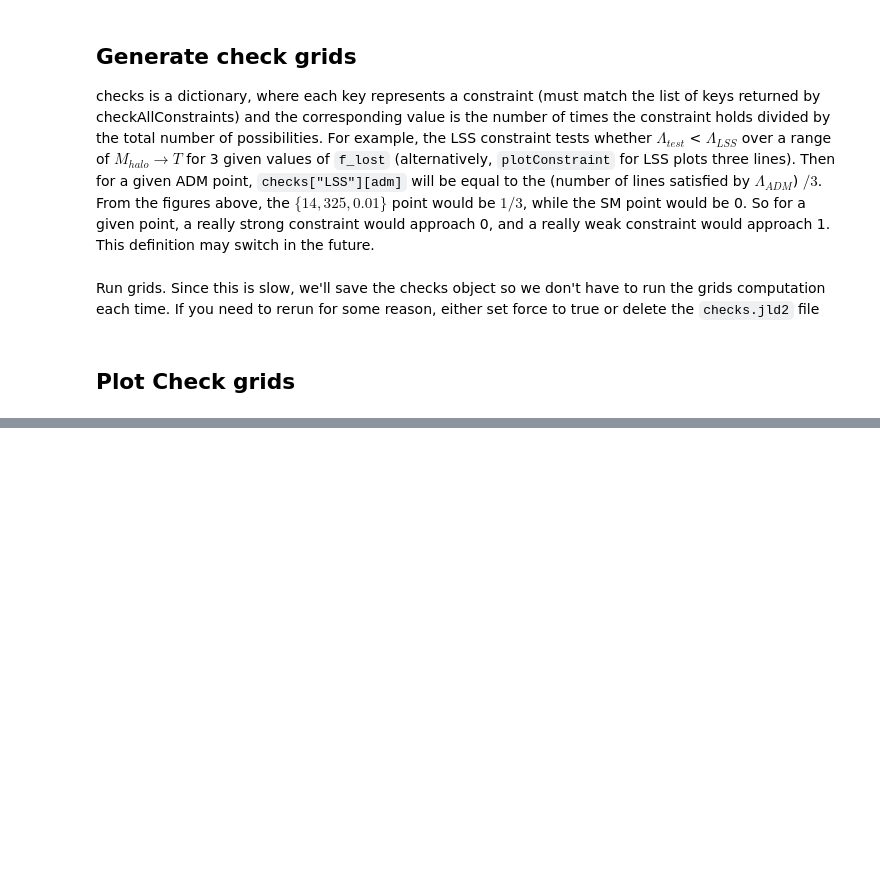
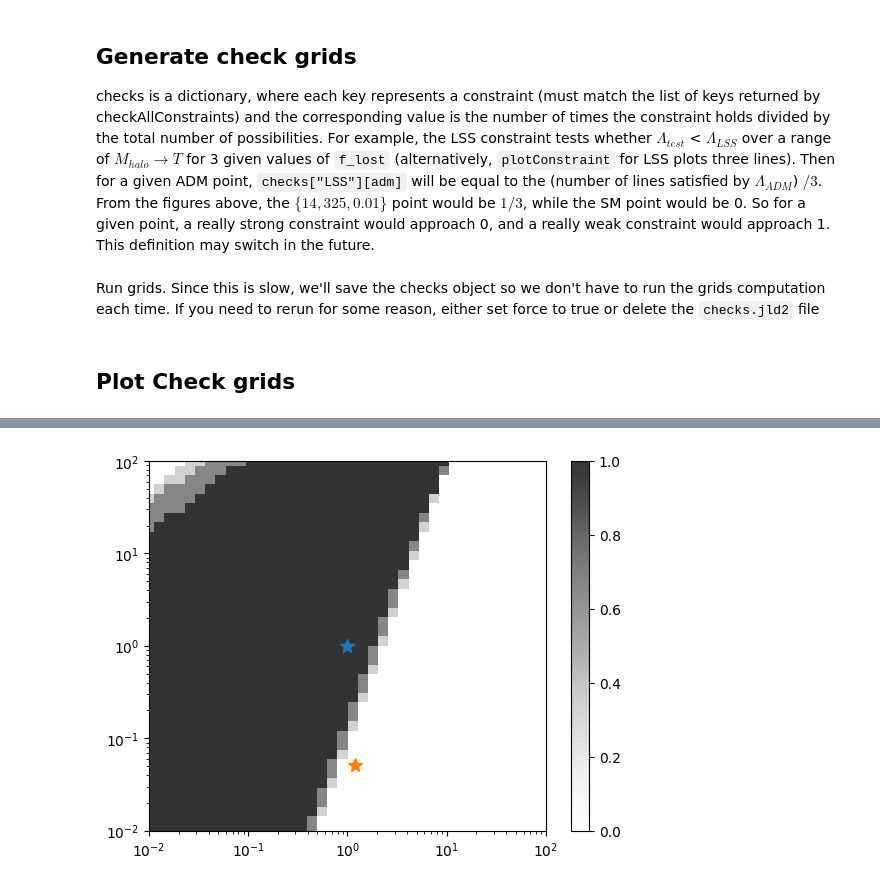
Before and after one commit to mtryan83/constraints, a Jupyter notebook: testing.ipynb, the cells around one changed output, grey strips where cells are left out. Drawn from its saved outputs; the diff is of its cells as text; code cells hidden in the pictures; blank space fills up the shorter version.

```diff
--- a/testing.ipynb
+++ b/testing.ipynb
@@ -173,17 +242,19 @@ title("Shaded region is not allowed")
 # %%
 using PyPlot
 
 fig = figure()
 x = rA
 y = rR
-k = "DwG"
+k = "MWG"
 masked = 1 .- copy(checks[k])
 masked[masked.==0.0] .= NaN
 pcolormesh(x,y,masked,label=k,cmap=cols[k],alpha=0.8,edgecolor="none")
 PyPlot.xlim(extrema(x))
 PyPlot.ylim(extrema(y))
 PyPlot.xscale("log")
 PyPlot.yscale("log")
 plotExamplePoints()
 PyPlot.colorbar()
 PyPlot.clim(0,1)
+# %% [output]
+[figure, added]
```
Also changed, not shown: parts of 9 cells of this notebook.
